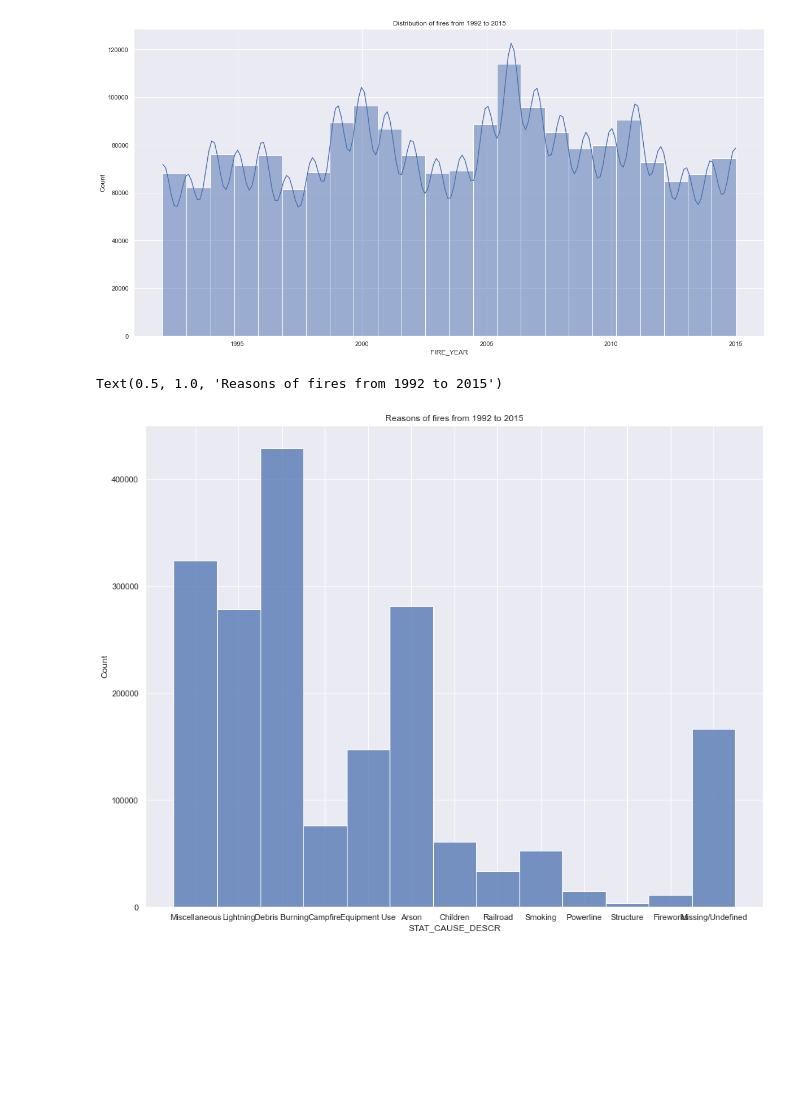
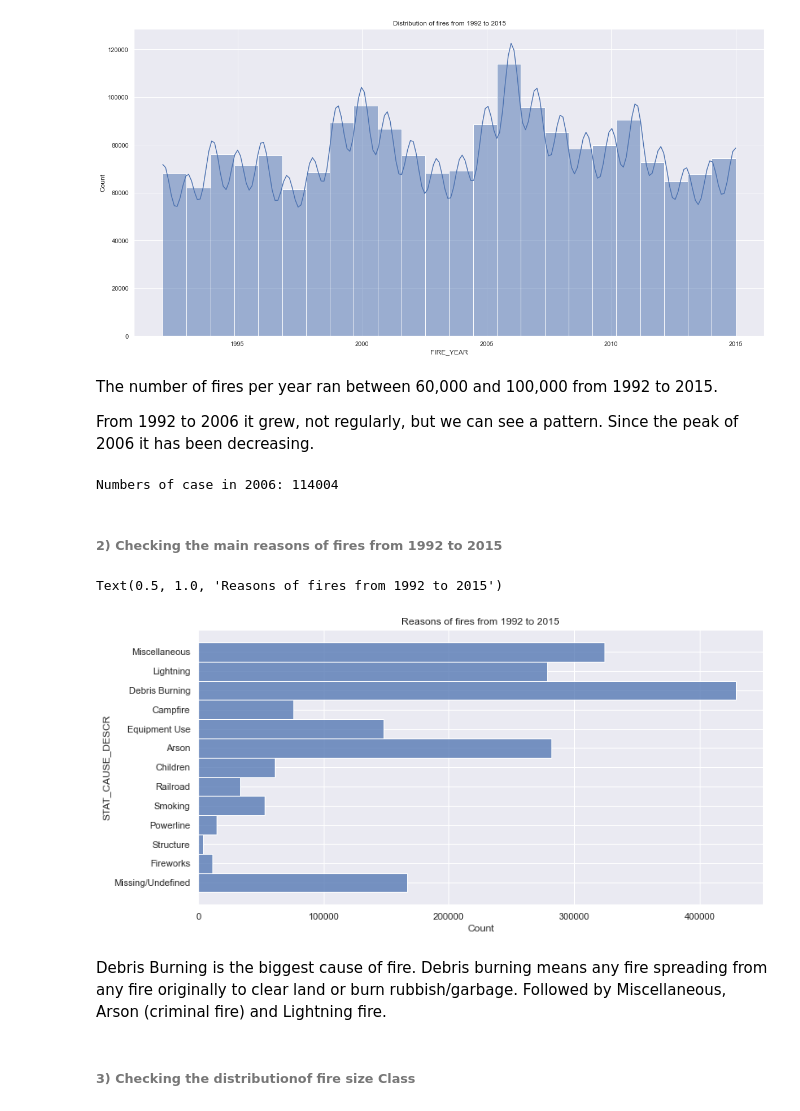
Before and after one commit to paulokmmf/Projet_DA_WILDFIRE, a Jupyter notebook: Fire project - Paulo.ipynb, the cells around one changed output. Saved outputs shown, nothing was run; the diff lists cells and outputs as text; code cells hidden in the pictures; blank space fills up the shorter version.

```diff
--- a/Fire project - Paulo.ipynb
+++ b/Fire project - Paulo.ipynb
@@ -48,4 +51,4 @@ memory usage: 559.5+ MB
 # %%
 # Columns selected
 fire = fires[['SOURCE_SYSTEM_TYPE', 'FIRE_CODE', 'FIRE_NAME', 'FIRE_YEAR', 'DISCOVERY_DATE', 'DISCOVERY_DOY', 'DISCOVERY_TIME',
-            'STAT_CAUSE_CODE', 'STAT_CAUSE_DESCR', 'FIRE_SIZE', 'FIRE_SIZE_CLASS', 'LATITUDE', 'LONGITUDE', 'OWNER_DESCR', 'STATE']]
+            'STAT_CAUSE_CODE', 'STAT_CAUSE_DESCR','CONT_DATE','CONT_DOY', 'FIRE_SIZE', 'FIRE_SIZE_CLASS', 'LATITUDE', 'LONGITUDE', 'OWNER_DESCR', 'STATE']]
@@ -111,2 +122,4 @@ Name: DISCOVERY_TIME, dtype: int64
 # %%
-fire.drop(['DISCOVERY_TIME', 'FIRE_CODE', 'FIRE_NAME'], axis=1, inplace=True)
+# In case we decide to trop DISCOVERY_TIME, FIRE_CODE, FIRE_NAME
+
+# fire.drop(['DISCOVERY_TIME', 'FIRE_CODE', 'FIRE_NAME'], axis=1, inplace=True)
@@ -169,0 +186,2 @@ Name: STAT_CAUSE_DESCR, dtype: int64
+# %%
+fire['DISCOVERY_DATE'] = pd.to_datetime(fire['DISCOVERY_DATE'] - pd.Timestamp(0).to_julian_date(), unit='D')
@@ -169,0 +194,5 @@ Name: STAT_CAUSE_DESCR, dtype: int64
+# %%
+ # Adding columns MONTH and DAY_OF_WEEK
+
+fire['MONTH'] = pd.DatetimeIndex(fire['DISCOVERY_DATE']).month
+fire['DAY_OF_WEEK'] = fire['DISCOVERY_DATE'].dt.day_name()
@@ -176,15 +229,32 @@ plt.title('Distribution of fires from 1992 to 2015')
 # %% [output]
 Text(0.5, 1.0, 'Distribution of fires from 1992 to 2015')
 [figure]
+# %% [markdown]
+The number of fires per year ran between 60,000 and 100,000 from 1992 to 2015.
+
+From 1992 to 2006 it grew, not regularly, but we can see a pattern. Since the peak of 2006 it has been decreasing.
+# %%
+print('Numbers of case in 2006:', fire['FIRE_YEAR'].value_counts().max())
+# %% [output]
+Numbers of case in 2006: 114004
+# %% [markdown]
+###### 2) Checking the main reasons of fires from 1992 to 2015
 # %%
 # Checking the main reasons of fires from 1992 to 2015
 
-sns.set(rc={"figure.figsize":(15, 12)})
-sns.histplot(x='STAT_CAUSE_DESCR', legend=True, data=fire);
+sns.set(rc={"figure.figsize":(12, 6)})
+sns.histplot(y='STAT_CAUSE_DESCR', legend=True, data=fire);
 plt.title('Reasons of fires from 1992 to 2015')
+
+#plt.xticks(rotation=90); in case we used axis x for STAT_CAUSE_DESCR
 # %% [output]
 Text(0.5, 1.0, 'Reasons of fires from 1992 to 2015')
-[figure, old version]
+[figure, new version]
+# %% [markdown]
+Debris Burning is the biggest cause of fire. Debris burning means any fire spreading from any fire originally to clear land or burn rubbish/garbage.
+Followed by Miscellaneous, Arson (criminal fire) and Lightning fire.
+# %% [markdown]
+###### 3) Checking the distributionof fire size Class
 # %%
 # Checking the distributionof fire size Class
 
```
Also changed, not shown: parts of 37 cells of this notebook.
